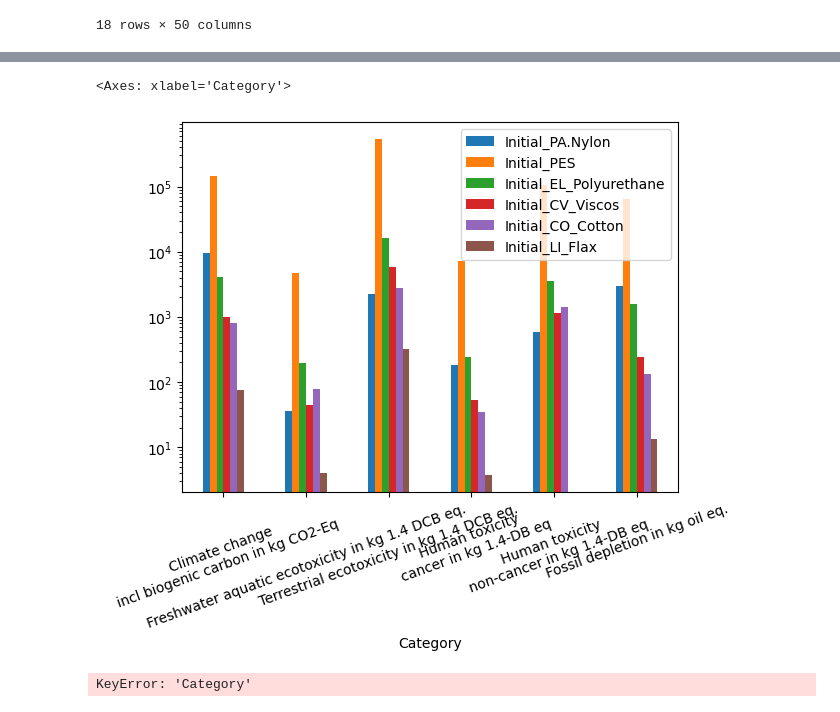
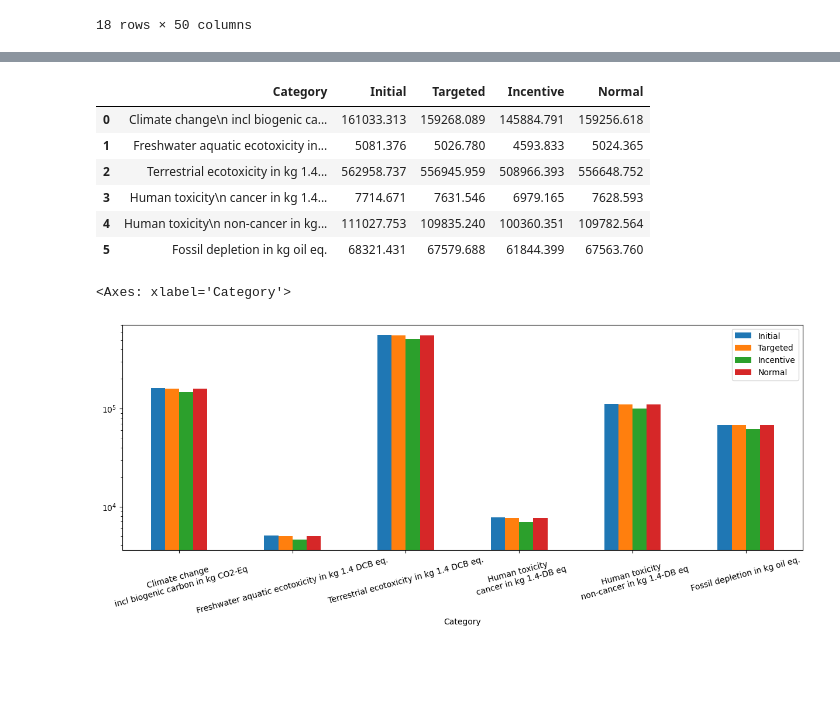
Before and after one commit to emilbreustedt/AWSI, a Jupyter notebook: Stoffemissionen/graphs.ipynb, the cells around one changed output, grey strips where cells are left out. Cells and saved outputs as stored; diff of their text form; code cells hidden in the pictures; blank space fills up the shorter version.

```diff
--- a/Stoffemissionen/graphs.ipynb
+++ b/Stoffemissionen/graphs.ipynb
@@ -57,9 +39,32 @@ df
+# %%
+materials = [string.rsplit("_", 1)[1] for string in df.columns[list(range(2, len(df.columns)-1, 8))]]
+cases = [string.rsplit("_", 1)[0] for string in df.columns[list(range(2, 9, 2))]]
+# %%
+# Summed up cases
+total_sums = df.Category
+return_sums = df.Category
+for i in range(2, 9, 2):
+    total_sums = pd.concat([total_sums,
+                            df.iloc[:, [index for index in range(i, len(df.columns)-1, 8)]].sum(axis=1)],
+                           axis = 1)
+    return_sums = pd.concat([return_sums,
+                            df.iloc[:, [index for index in range(i+1, len(df.columns)-1, 8)]].sum(axis=1)],
+                           axis = 1)
+
+total_sums.columns.values[1:] = cases
+return_sums.columns.values[1:] = cases
+
+total_sums
+# %% [output]
+|  | Category | Initial | Targeted | Incentive | Normal |
+| 0 | Climate change\n incl biogenic ca... | 161033.313 | 159268.089 | 145884.791 | 159256.618 |
+| 1 | Freshwater aquatic ecotoxicity in... | 5081.376 | 5026.780 | 4593.833 | 5024.365 |
+| 2 | Terrestrial ecotoxicity in kg 1.4... | 562958.737 | 556945.959 | 508966.393 | 556648.752 |
+| 3 | Human toxicity\n cancer in kg 1.4... | 7714.671 | 7631.546 | 6979.165 | 7628.593 |
+| 4 | Human toxicity\n non-cancer in kg... | 111027.753 | 109835.240 | 100360.351 | 109782.564 |
+| 5 | Fossil depletion in kg oil eq. | 68321.431 | 67579.688 | 61844.399 | 67563.760 |
 # %%
-df.plot.bar(logy = True, x='Category', rot=20, stacked = False)
+total_sums.plot.bar(logy = True, x='Category', stacked = False, rot=15, figsize=(15,5))
 # %% [output]
 <Axes: xlabel='Category'>
-[figure, old version]
+[figure, new version]
-# %%
-df.iloc[:, 1:-1].plot.bar(logy = True, x='Category', rot=20, stacked = True)
-# %% [output]
-KeyError: 'Category'
```
Also changed, not shown: parts of 6 cells of this notebook, 1 other file.
